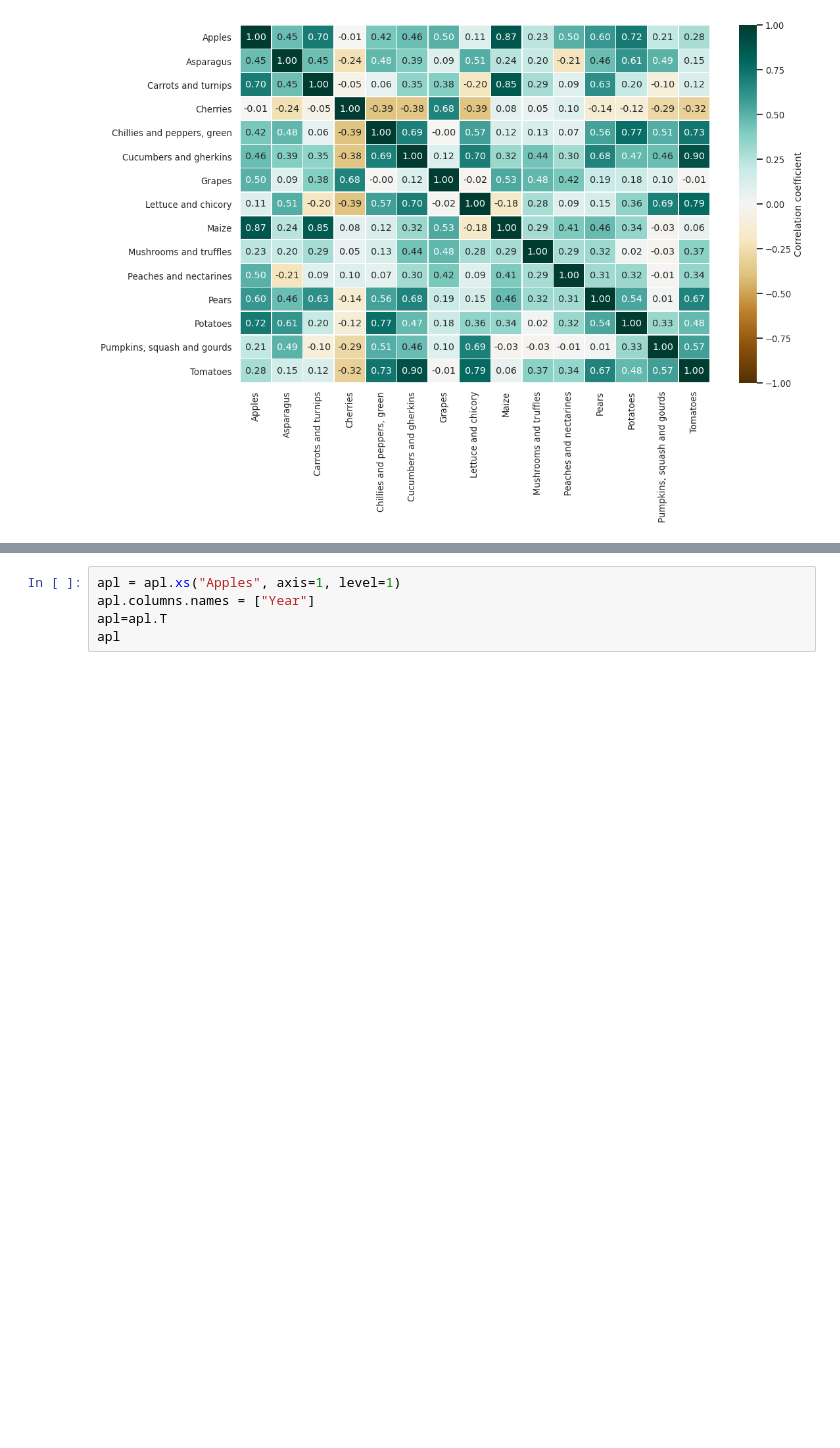
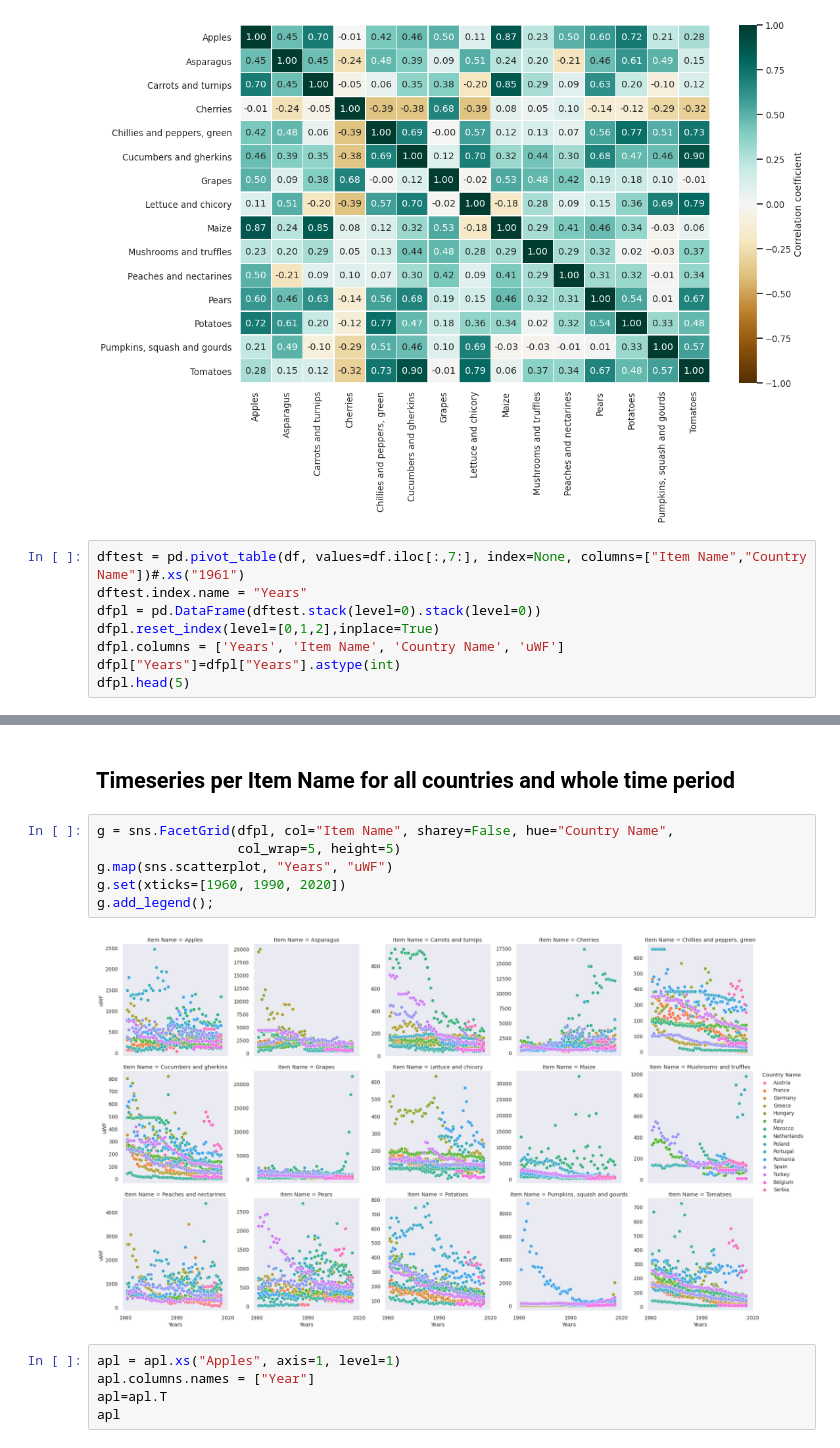
Before and after one commit to jburdano/uWF101, a Jupyter notebook: task4_joerg_heatmap.ipynb, the cells around one changed output, grey strips where cells are left out. Cells and saved outputs as stored; diff of their text form; blank space fills up the shorter version.

Commit message:
Feat: Timeseries per product added for all countries/years

```diff
--- a/task4_joerg_heatmap.ipynb
+++ b/task4_joerg_heatmap.ipynb
@@ -181,3 +191,11 @@ co = sns.heatmap(df_tmean.corr(), annot=True, fmt="2.2f", linewidths=.5,
             cbar_kws={"label":"Correlation coefficient"});
 # %% [output]
 [figure]
+# %%
+dftest = pd.pivot_table(df, values=df.iloc[:,7:], index=None, columns=["Item Name","Country Name"])#.xs("1961")
+dftest.index.name = "Years"
+dfpl = pd.DataFrame(dftest.stack(level=0).stack(level=0))
+dfpl.reset_index(level=[0,1,2],inplace=True)
+dfpl.columns = ['Years', 'Item Name', 'Country Name', 'uWF']
+dfpl["Years"]=dfpl["Years"].astype(int)
+dfpl.head(5)
@@ -184,3 +209,13 @@ co = sns.heatmap(df_tmean.corr(), annot=True, fmt="2.2f", linewidths=.5,
+# %% [markdown]
+## Timeseries per Item Name for all countries and whole time period
+# %%
+g = sns.FacetGrid(dfpl, col="Item Name", sharey=False, hue="Country Name",
+                  col_wrap=5, height=5)
+g.map(sns.scatterplot, "Years", "uWF")
+g.set(xticks=[1960, 1990, 2020])
+g.add_legend();
+# %% [output]
+[figure, added]
 # %%
 apl = apl.xs("Apples", axis=1, level=1)
 apl.columns.names = ["Year"]
```
Also changed, not shown: parts of 4 cells of this notebook.
